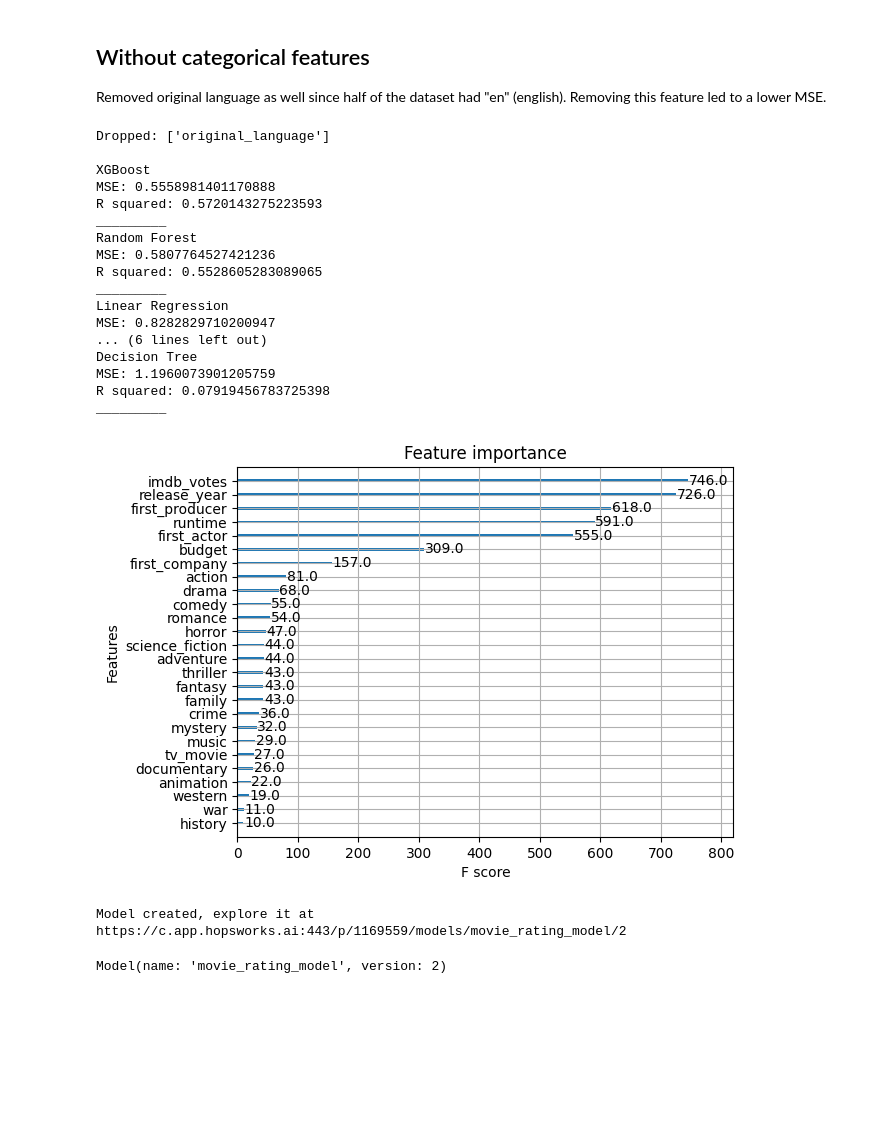
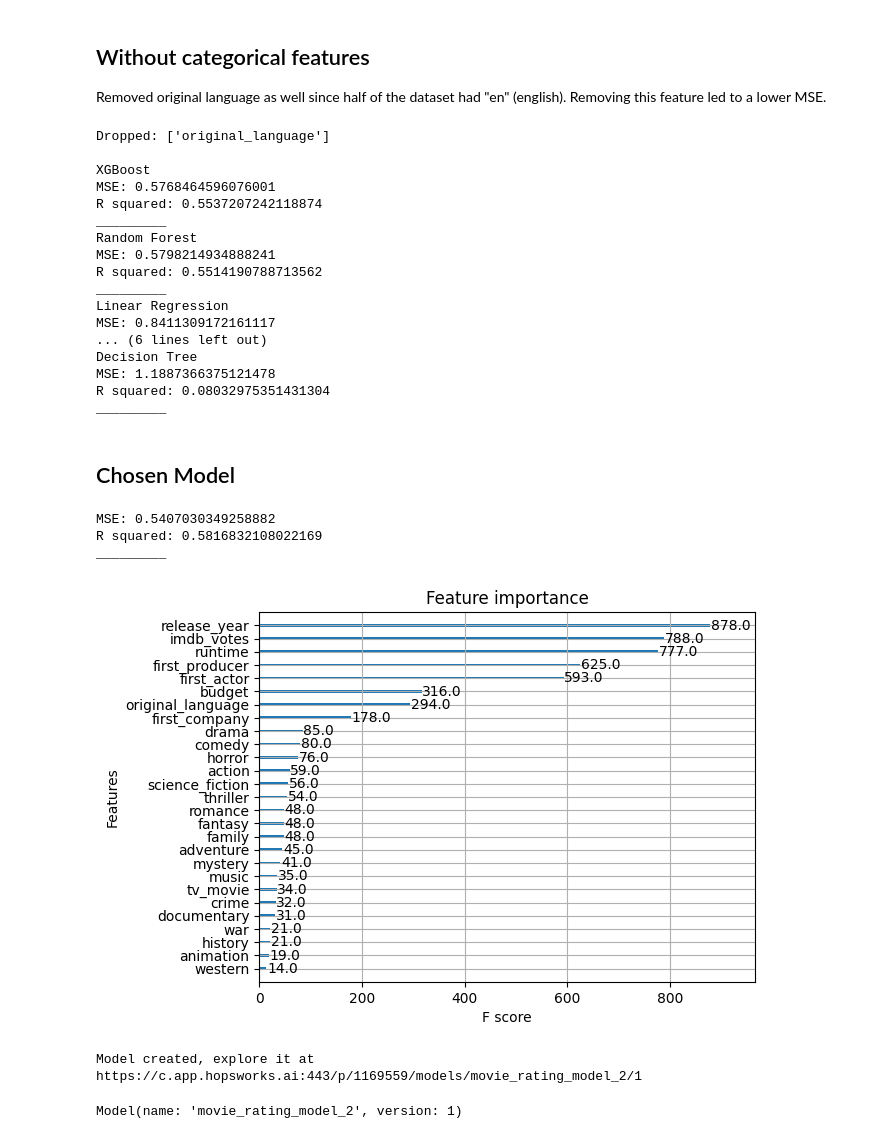
Before and after one commit to MartinEBravo/movie-rating-predictor-service, a Jupyter notebook: 3_training_pipeline.ipynb, the cells around one changed output. Drawn from its saved outputs; the diff is of its cells as text; code cells hidden in the pictures; blank space fills up the shorter version.

```diff
--- a/3_training_pipeline.ipynb
+++ b/3_training_pipeline.ipynb
@@ -153,0 +114,5 @@ Index(['release_year', 'runtime', 'budget', 'original_language', 'imdb_votes',
+# %%
+drop_list=["id","title","timestamp", "production_countries"]
+
+train_features=X_train.drop(drop_list, axis=1)
+test_features=X_test.drop(drop_list, axis=1)
@@ -192,16 +164,11 @@ Removed production countries as they could have several values and majority had
 # %%
-#with_cat=['id', 'title','timestamp', 'production_countries']
-
-#train_features= X_train.drop(with_cat, axis=1)
-#test_features = X_test.drop(with_cat, axis=1)
-
 for name, model in models.items():
-    model.fit(X_train, y_train)
+    model.fit(train_features, y_train)
     print(name)
-    y_pred= model.predict(X_test)
-    mse= mean_squared_error(y_test, y_pred)
+    y_pred= model.predict(test_features)
+    mse= mean_squared_error(y_test.iloc[:,0], y_pred)
     print("MSE:", mse)
-    r2 = r2_score(y_test, y_pred)
+    r2 = r2_score(y_test.iloc[:,0], y_pred)
     print("R squared:", r2)
     print('_________')
     models[name]= model
@@ -305,16 +202,16 @@ Removed original language as well since half of the dataset had "en" (english).
 drop_list=['original_language']
 
 print("Dropped:", drop_list, "\n")
-train_features= X_train.drop(drop_list, axis=1)
-test_features = X_test.drop(drop_list, axis=1)
+train_features_without = train_features.drop(drop_list, axis=1)
+test_features_without = test_features.drop(drop_list, axis=1)
 
 for name, model in models.items():
-    model.fit(train_features, y_train)
+    model.fit(train_features_without, y_train)
     print(name)
-    y_pred= model.predict(test_features)
-    mse= mean_squared_error(y_test, y_pred)
+    y_pred= model.predict(test_features_without)
+    mse= mean_squared_error(y_test.iloc[:,0], y_pred)
     print("MSE:", mse)
-    r2 = r2_score(y_test, y_pred)
+    r2 = r2_score(y_test.iloc[:,0], y_pred)
     print("R squared:", r2)
     print('_________')
     models[name]= model
@@ -324,24 +221,40 @@ for name, model in models.items():
 Dropped: ['original_language']
 
 XGBoost
-MSE: 0.5558981401170888
-R squared: 0.5720143275223593
+MSE: 0.5768464596076001
+R squared: 0.5537207242118874
 _________
 Random Forest
-MSE: 0.5807764527421236
-R squared: 0.5528605283089065
+MSE: 0.5798214934888241
+R squared: 0.5514190788713562
 _________
 Linear Regression
-MSE: 0.8282829710200947
+MSE: 0.8411309172161117
 ... (6 lines left out)
 Decision Tree
-MSE: 1.1960073901205759
-R squared: 0.07919456783725398
+MSE: 1.1887366375121478
+R squared: 0.08032975351431304
 _________
+# %% [markdown]
+## Chosen Model
+# %%
+#Chosen model:
+model= XGBRegressor()
+model.fit(train_features, y_train)
+y_pred= model.predict(test_features)
+mse= mean_squared_error(y_test.iloc[:,0], y_pred)
+print("MSE:", mse)
+r2 = r2_score(y_test.iloc[:,0], y_pred)
+print("R squared:", r2)
+print('_________')
+# %% [output]
+MSE: 0.5407030349258882
+R squared: 0.5816832108022169
+_________
 # %%
 from xgboost import plot_importance
 
-plot_importance(xgb_model)
+plot_importance(model)
 plt.show()
 # %% [output]
-[figure, old version]
+[figure, new version]
@@ -377,7 +285,7 @@ model.save_model(model_dir + "/model.json")
 # Creating a Python model in the model registry named 'imdb_rating_model'
 
 movie_rating_pred_model = mr.python.create_model(
-    name="movie_rating_model",
+    name="movie_rating_model_2",
     metrics= res_dict,
     model_schema=model_schema,
     input_example=X_test.sample().values,
@@ -387,5 +295,5 @@ movie_rating_pred_model = mr.python.create_model(
 # Saving the model artifacts to the model registry
 movie_rating_pred_model.save(model_dir)
 # %% [output]
-Model created, explore it at https://c.app.hopsworks.ai:443/p/1169559/models/movie_rating_model/2
+Model created, explore it at https://c.app.hopsworks.ai:443/p/1169559/models/movie_rating_model_2/1
-Model(name: 'movie_rating_model', version: 2)
+Model(name: 'movie_rating_model_2', version: 1)
```
Also changed, not shown: parts of 18 cells of this notebook, 4 other files.
